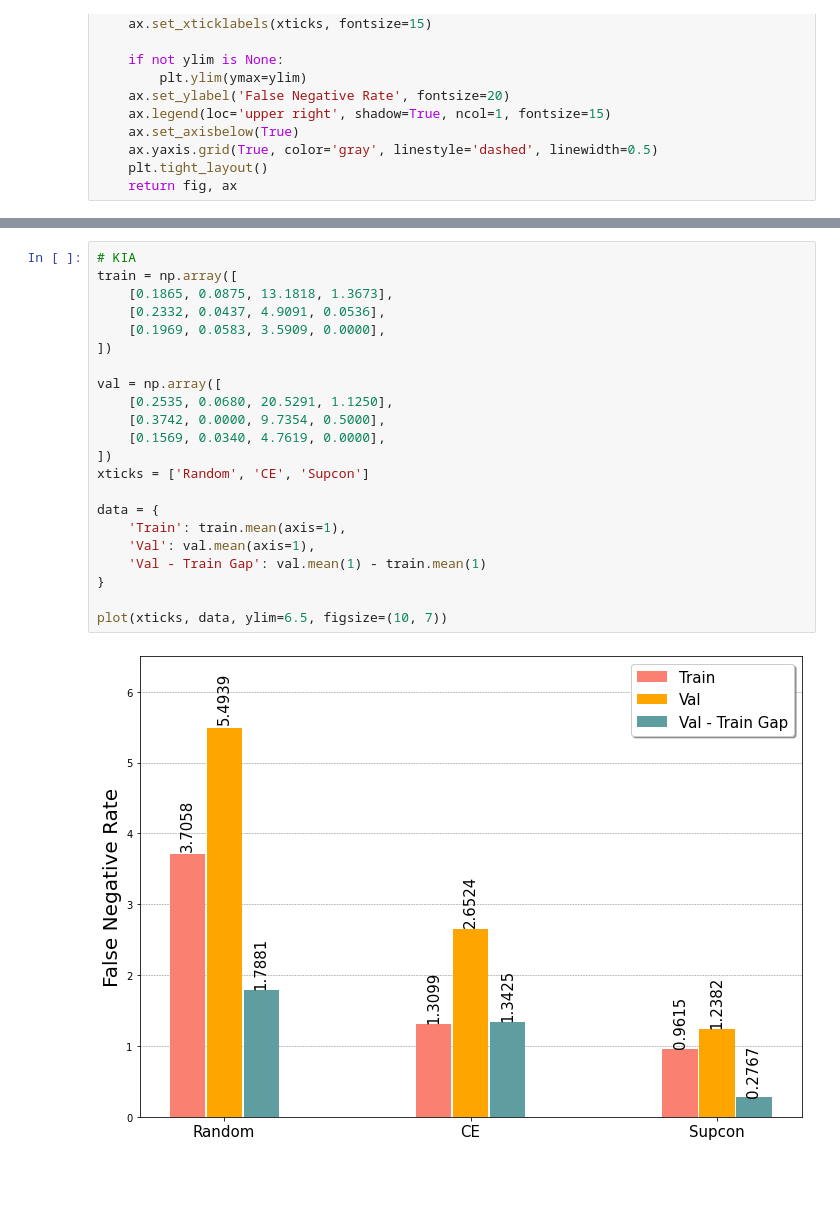
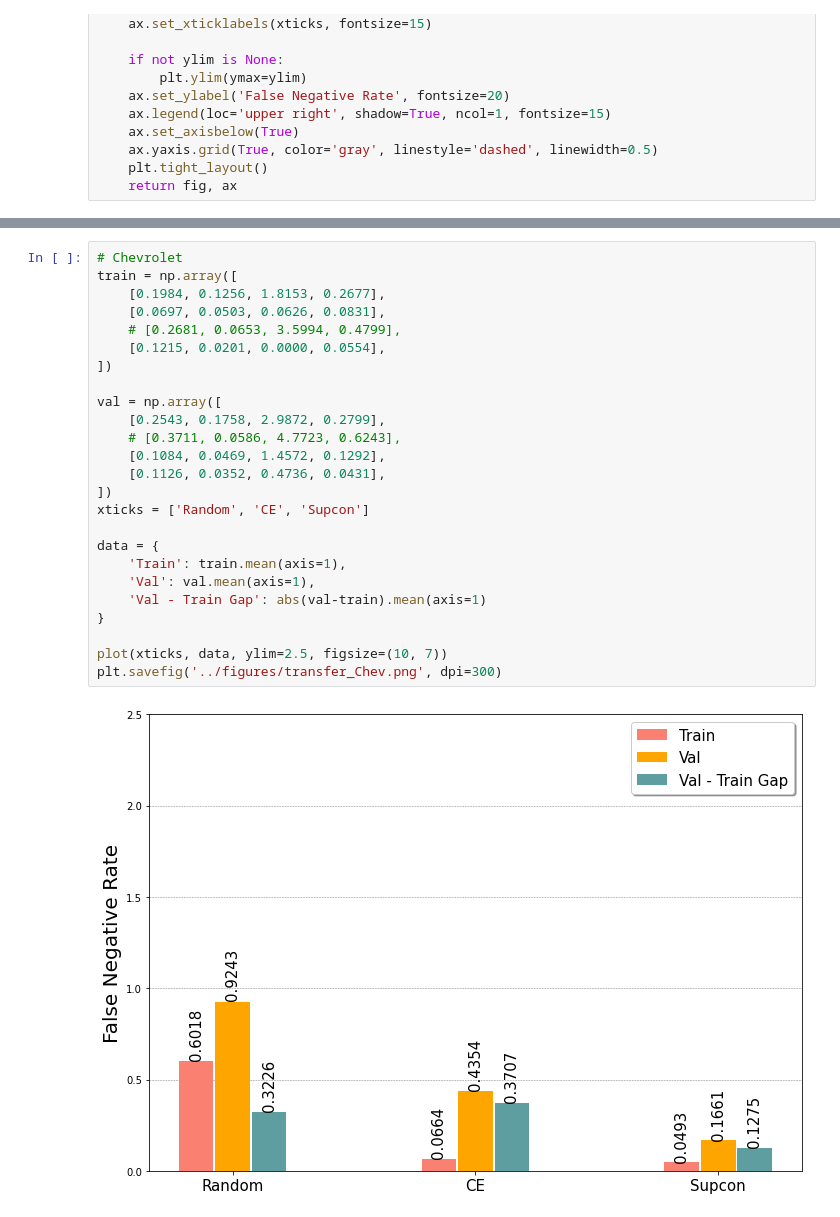
Before and after one commit to htn274/CAN-SupCon-IDS, a Jupyter notebook: notebooks/Visualization.ipynb, the cells around one changed output, grey strips where cells are left out. Cells and saved outputs as stored; diff of their text form; blank space fills up the shorter version.

```diff
--- a/notebooks/Visualization.ipynb
+++ b/notebooks/Visualization.ipynb
@@ -107,24 +105,27 @@ plot(xticks, data, ylim=0.8, figsize=(10, 7))
 # %%
-# KIA
+# Chevrolet
 train = np.array([
-    [0.1865, 0.0875, 13.1818, 1.3673],
-    [0.2332, 0.0437, 4.9091, 0.0536],
-    [0.1969, 0.0583, 3.5909, 0.0000],
+    [0.1984, 0.1256, 1.8153, 0.2677],
+    [0.0697, 0.0503, 0.0626, 0.0831],
+    # [0.2681, 0.0653, 3.5994, 0.4799],
+    [0.1215, 0.0201, 0.0000, 0.0554],
 ])
 
 val = np.array([
-    [0.2535, 0.0680, 20.5291, 1.1250],
-    [0.3742, 0.0000, 9.7354, 0.5000],
-    [0.1569, 0.0340, 4.7619, 0.0000],
+    [0.2543, 0.1758, 2.9872, 0.2799],
+    # [0.3711, 0.0586, 4.7723, 0.6243],
+    [0.1084, 0.0469, 1.4572, 0.1292],
+    [0.1126, 0.0352, 0.4736, 0.0431],
 ])
 xticks = ['Random', 'CE', 'Supcon']
 
 data = {
     'Train': train.mean(axis=1),
     'Val': val.mean(axis=1),
-    'Val - Train Gap': val.mean(1) - train.mean(1)
+    'Val - Train Gap': abs(val-train).mean(axis=1)
 }
 
-plot(xticks, data, ylim=6.5, figsize=(10, 7))
+plot(xticks, data, ylim=2.5, figsize=(10, 7))
+plt.savefig('../figures/transfer_Chev.png', dpi=300)
 # %% [output]
-[figure, old version]
+[figure, new version]
```
Also changed, not shown: parts of 6 cells of this notebook, 8 other files.
